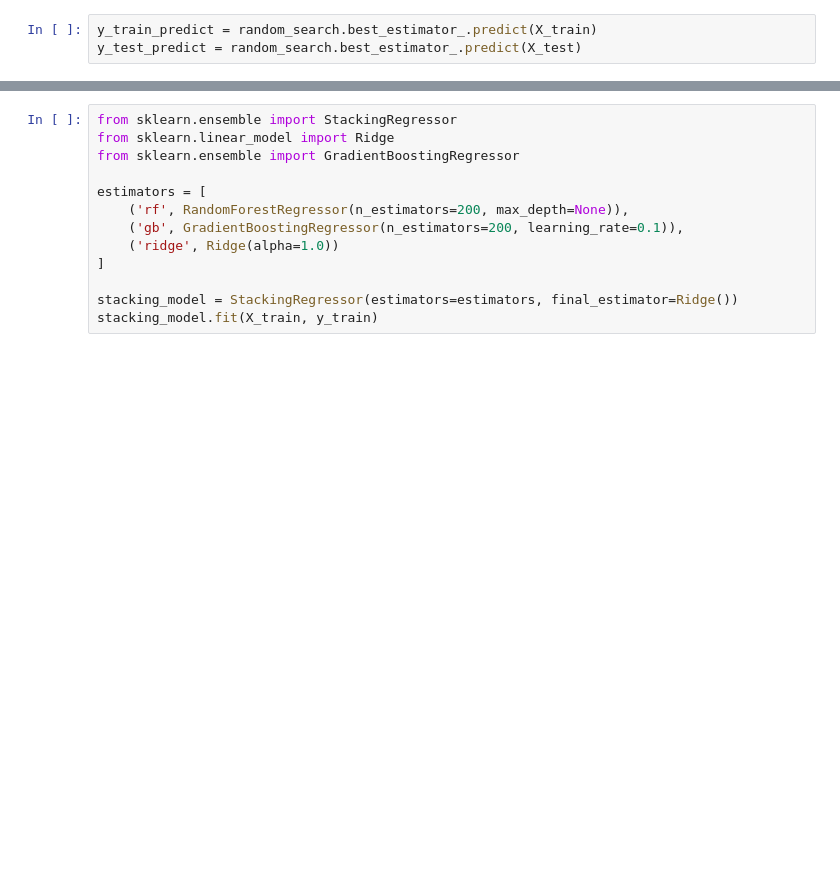
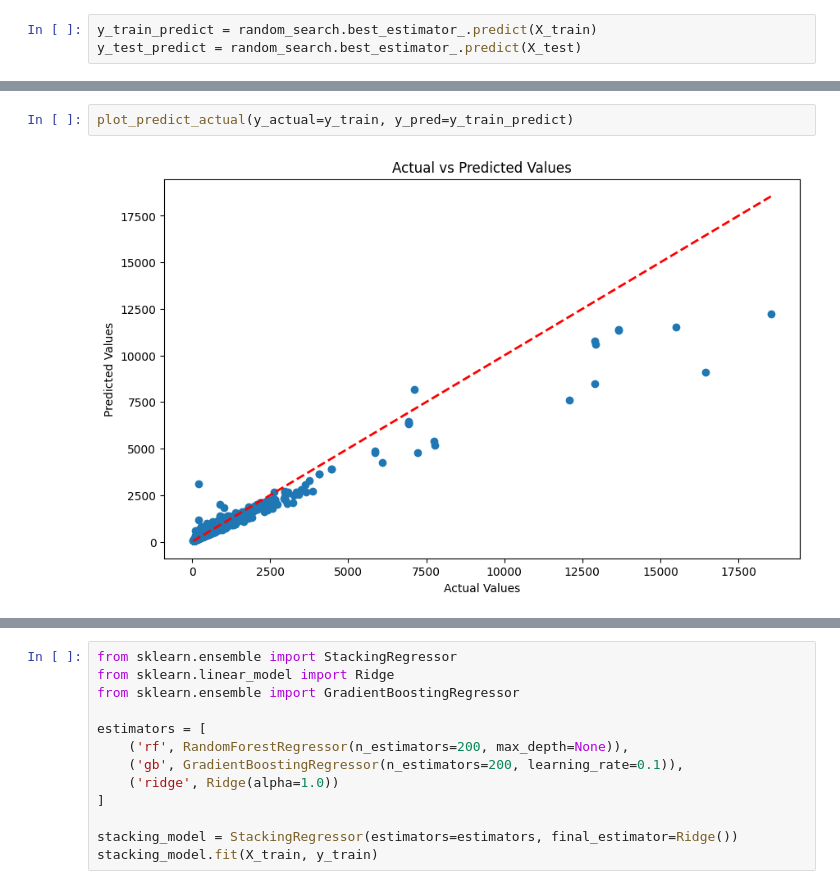
Before and after one commit to FiZufa/Final-Project-Rakamin, a Jupyter notebook: Notebooks/3_Modeling.ipynb, the cells around one changed output, grey strips where cells are left out. Cells and saved outputs as stored; diff of their text form; blank space fills up the shorter version.

```diff
--- a/Notebooks/3_Modeling.ipynb
+++ b/Notebooks/3_Modeling.ipynb
@@ -210 +192,5 @@ plt.show()
+# %%
+plot_predict_actual(y_actual=y_train, y_pred=y_train_predict)
+# %% [output]
+[figure, added]
 # %%
```
Also changed, not shown: parts of 13 cells of this notebook, 10 other files.
